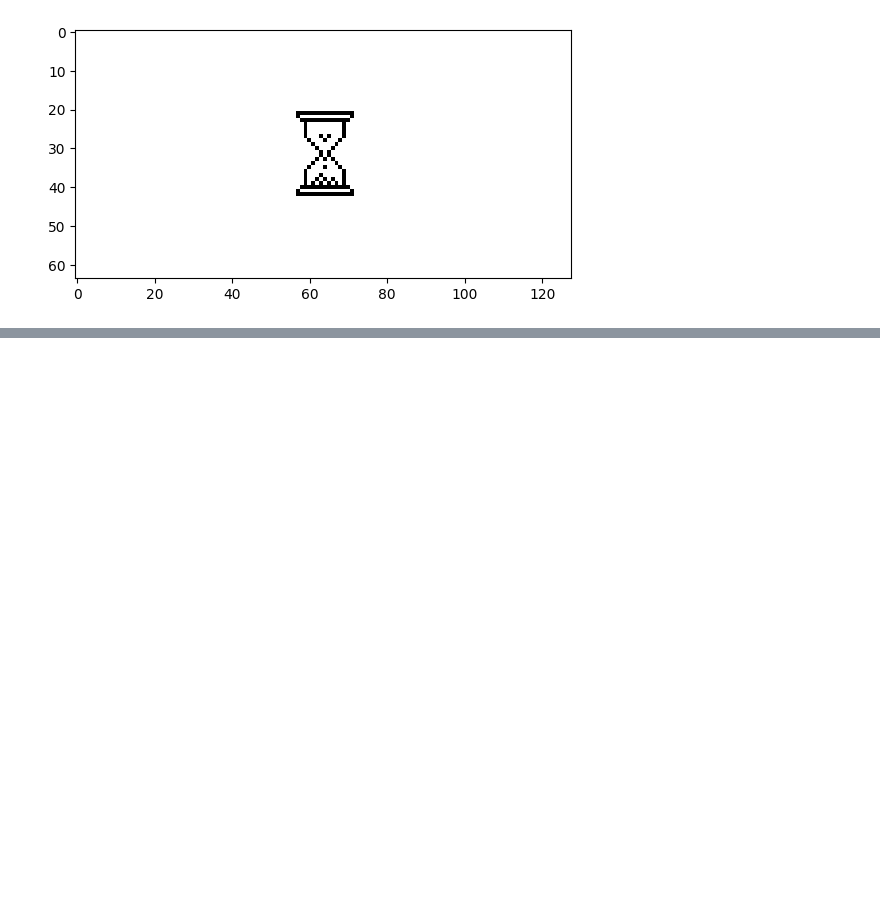
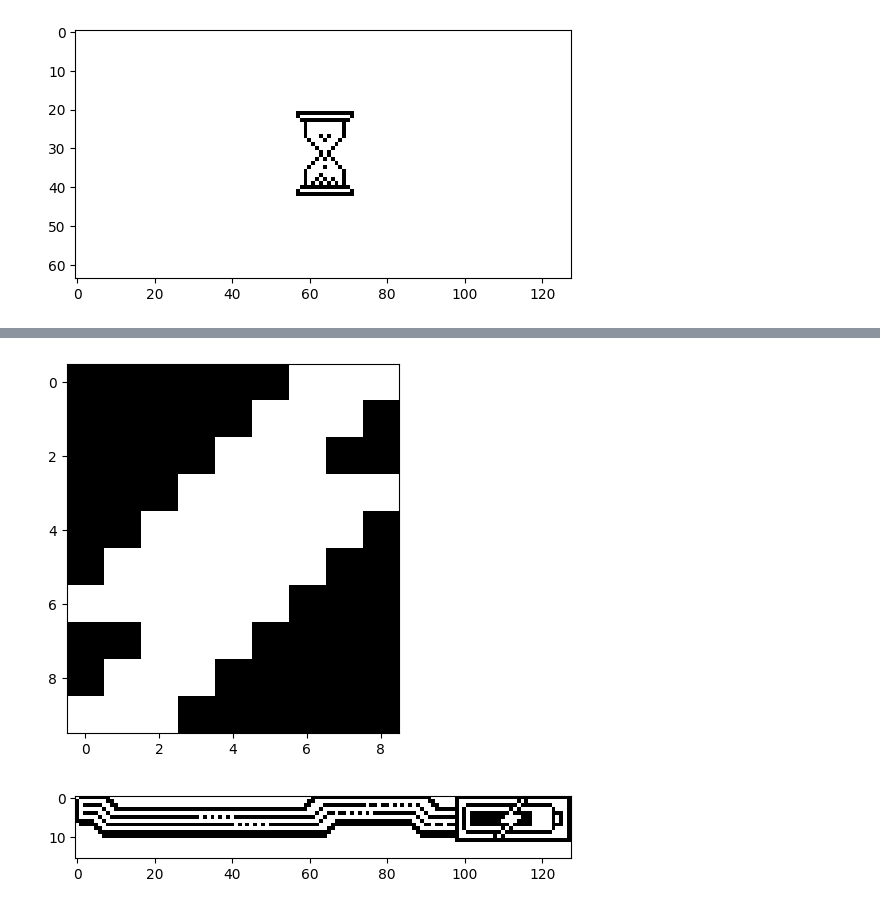
Before and after one commit to elPytel/RPi_Zero_Gothi, a Jupyter notebook: notebook.ipynb, the cells around one changed output, grey strips where cells are left out. Cells and saved outputs as stored; diff of their text form; code cells hidden in the pictures; blank space fills up the shorter version.

```diff
--- a/notebook.ipynb
+++ b/notebook.ipynb
@@ -110,0 +127,12 @@ Baterry ico shape:
+# %%
+charging_icon_mask = charging_icon_mask.point(lambda p: 255 if p == 0 else 0, mode="1")
+plt.imshow(charging_icon_mask, cmap='gray', vmin=0, vmax=255)
+plt.show()
+canvas_new = canvas.copy()
+canvas_new.paste(charging_icon, (108, 1), mask=charging_icon_mask)
+
+plt.imshow(canvas_new, cmap='gray', vmin=0, vmax=255)
+plt.show()
+# %% [output]
+[figure, added]
+[figure, added]
```
Also changed, not shown: parts of 2 cells of this notebook, 3 other files.
